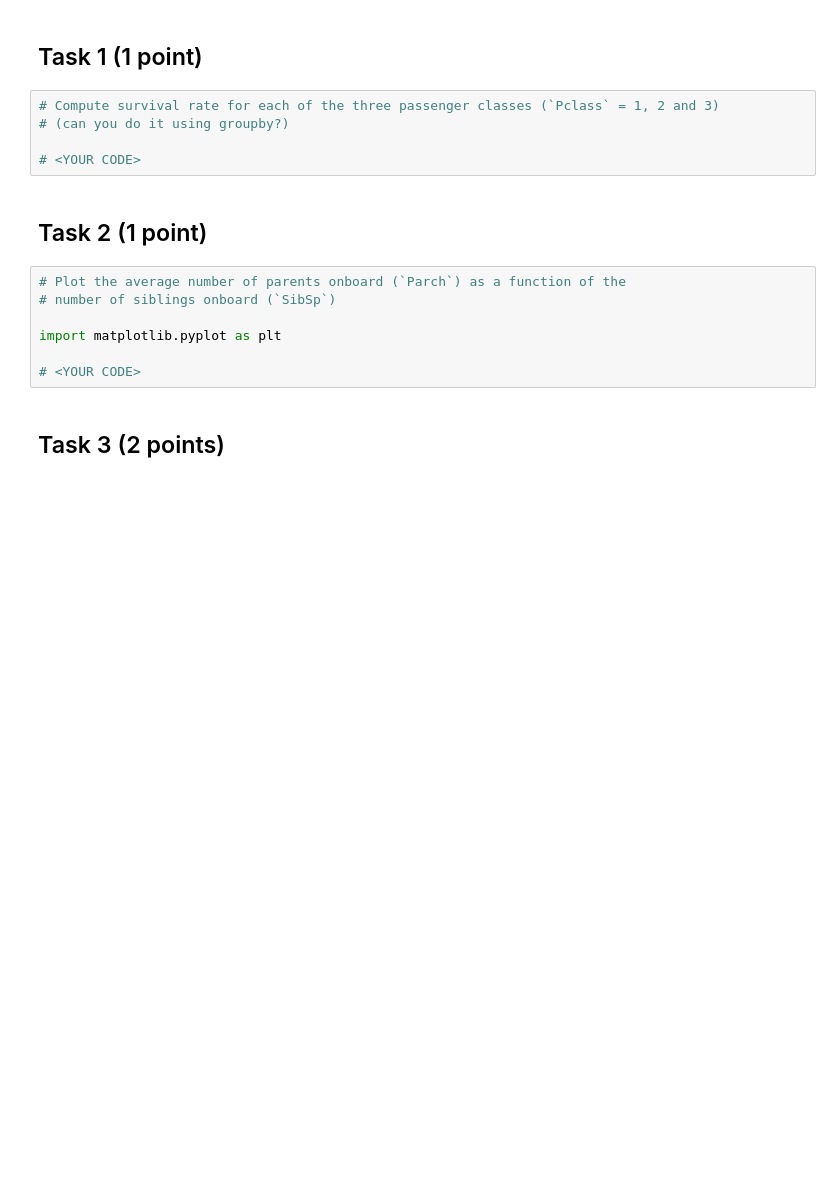
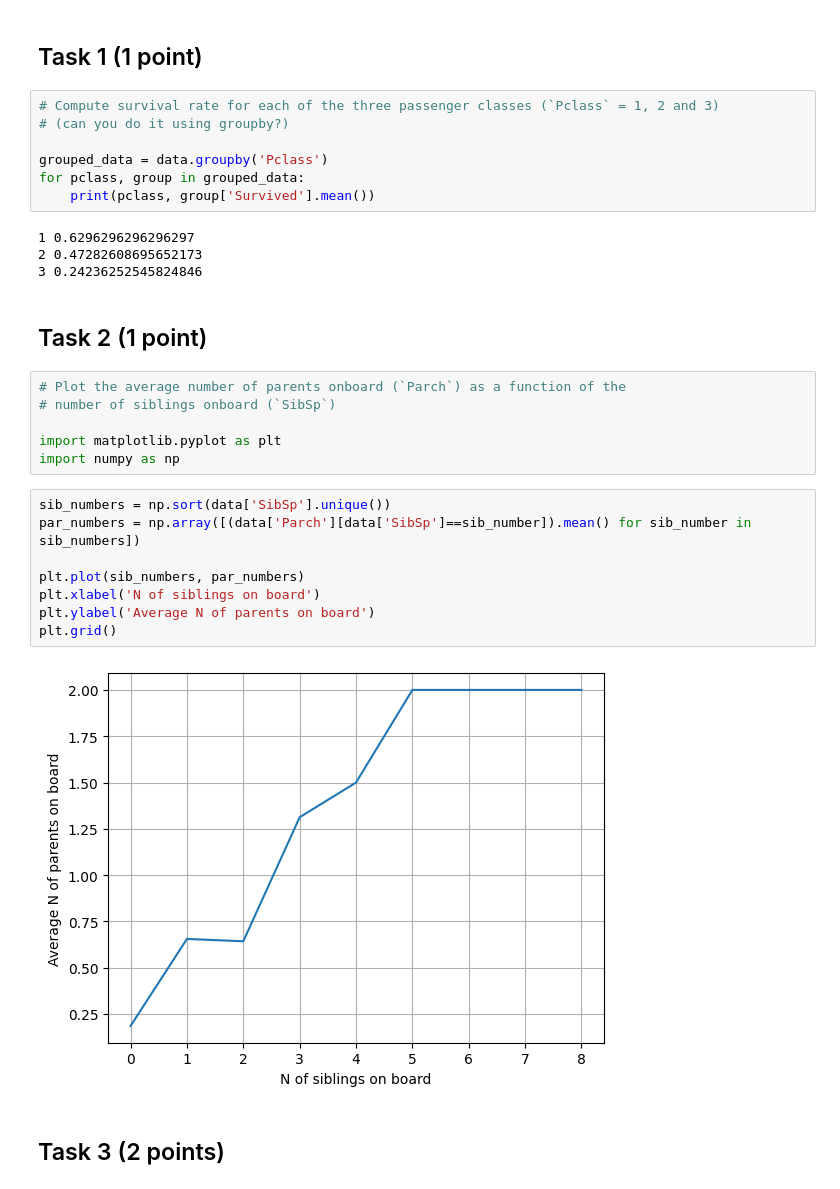
Before and after one commit to peterX96/MLDM-2023-Gorovtsov, a Jupyter notebook: 01-intro/DataHandling_HW.ipynb, the cells around one changed output. Drawn from its saved outputs; the diff is of its cells as text; blank space fills up the shorter version.

```diff
--- a/01-intro/DataHandling_HW.ipynb
+++ b/01-intro/DataHandling_HW.ipynb
@@ -37,7 +56,13 @@ Here's some of the columns
 # Compute survival rate for each of the three passenger classes (`Pclass` = 1, 2 and 3)
 # (can you do it using groupby?)
 
-# <YOUR CODE>
+grouped_data = data.groupby('Pclass')
+for pclass, group in grouped_data:
+    print(pclass, group['Survived'].mean())
+# %% [output]
+1 0.6296296296296297
+2 0.47282608695652173
+3 0.24236252545824846
 # %% [markdown]
 ## Task 2 (1 point)
 # %%
@@ -45,8 +70,17 @@ Here's some of the columns
 # number of siblings onboard (`SibSp`)
 
 import matplotlib.pyplot as plt
-
-# <YOUR CODE>
+import numpy as np
+# %%
+sib_numbers = np.sort(data['SibSp'].unique())
+par_numbers = np.array([(data['Parch'][data['SibSp']==sib_number]).mean() for sib_number in sib_numbers])
+
+plt.plot(sib_numbers, par_numbers)
+plt.xlabel('N of siblings on board')
+plt.ylabel('Average N of parents on board')
+plt.grid()
+# %% [output]
+[figure, added]
 # %% [markdown]
 ## Task 3 (2 points)
 # %%
```
Also changed, not shown: parts of 9 cells of this notebook.
